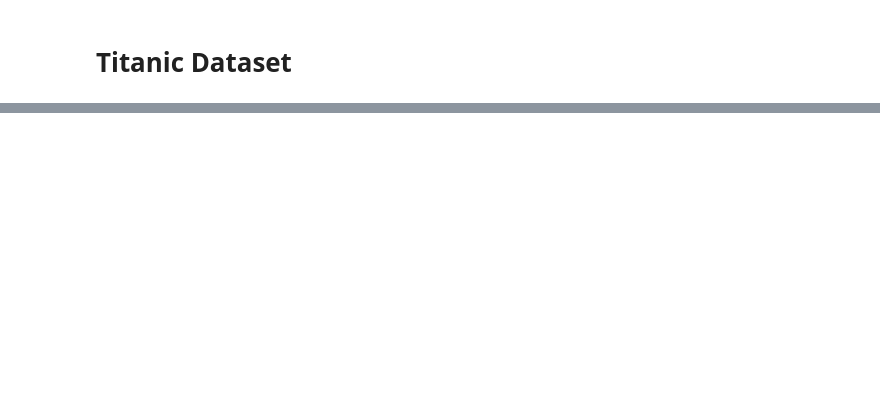
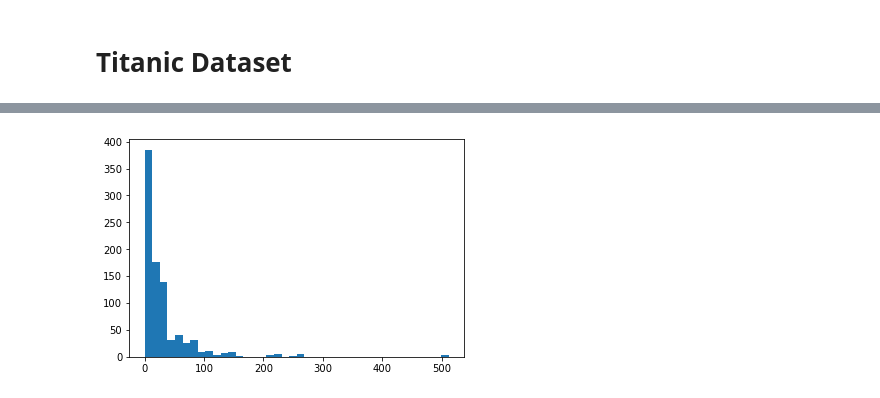
Before and after one commit to girone/udacity, a Jupyter notebook: lessons/Project: Investigate a Dataset/Project - Investigate a Dataset.ipynb, the cells around one changed output, grey strips where cells are left out. Saved outputs shown, nothing was run; the diff lists cells and outputs as text; code cells hidden in the pictures; blank space fills up the shorter version.

```diff
--- a/lessons/Project: Investigate a Dataset/Project - Investigate a Dataset.ipynb
+++ b/lessons/Project: Investigate a Dataset/Project - Investigate a Dataset.ipynb
@@ -24,0 +34,7 @@ data.describe()
+# %%
+%matplotlib inline
+import matplotlib.pyplot as plt
+plt.hist(data["Fare"], bins=40)
+print()
+# %% [output]
+[figure, added]
```
Also changed, not shown: parts of 21 cells of this notebook.
